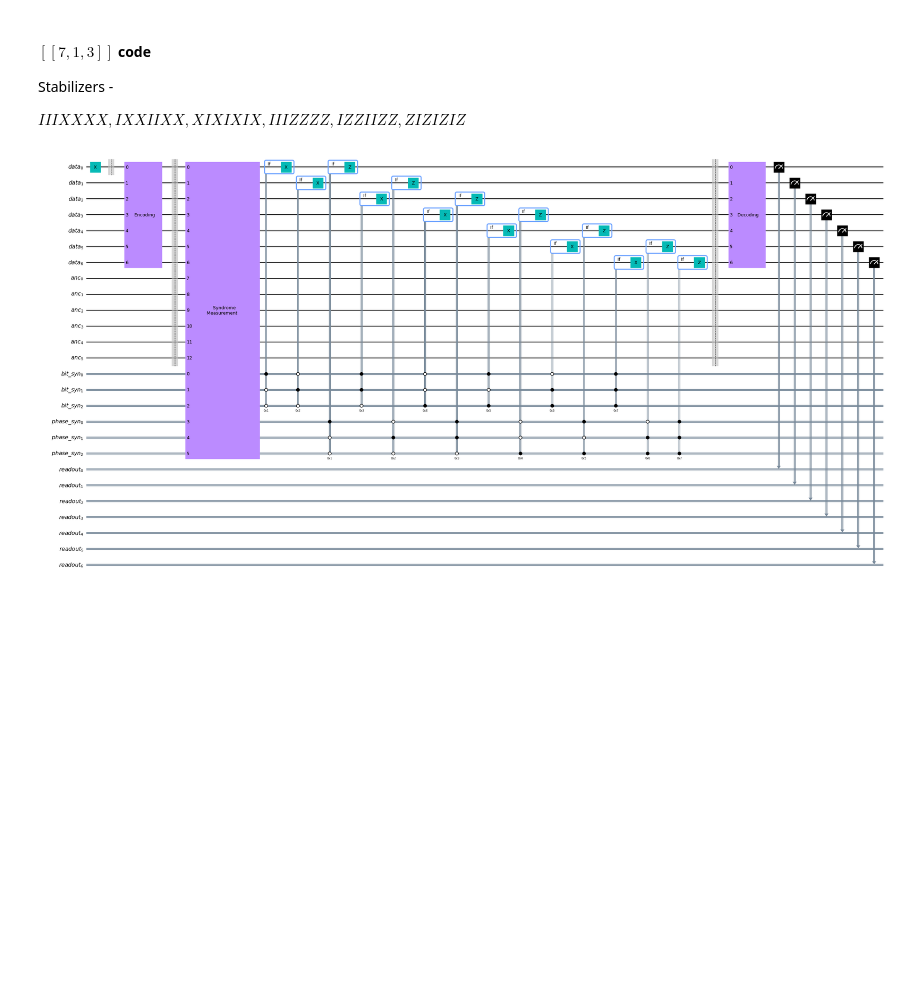
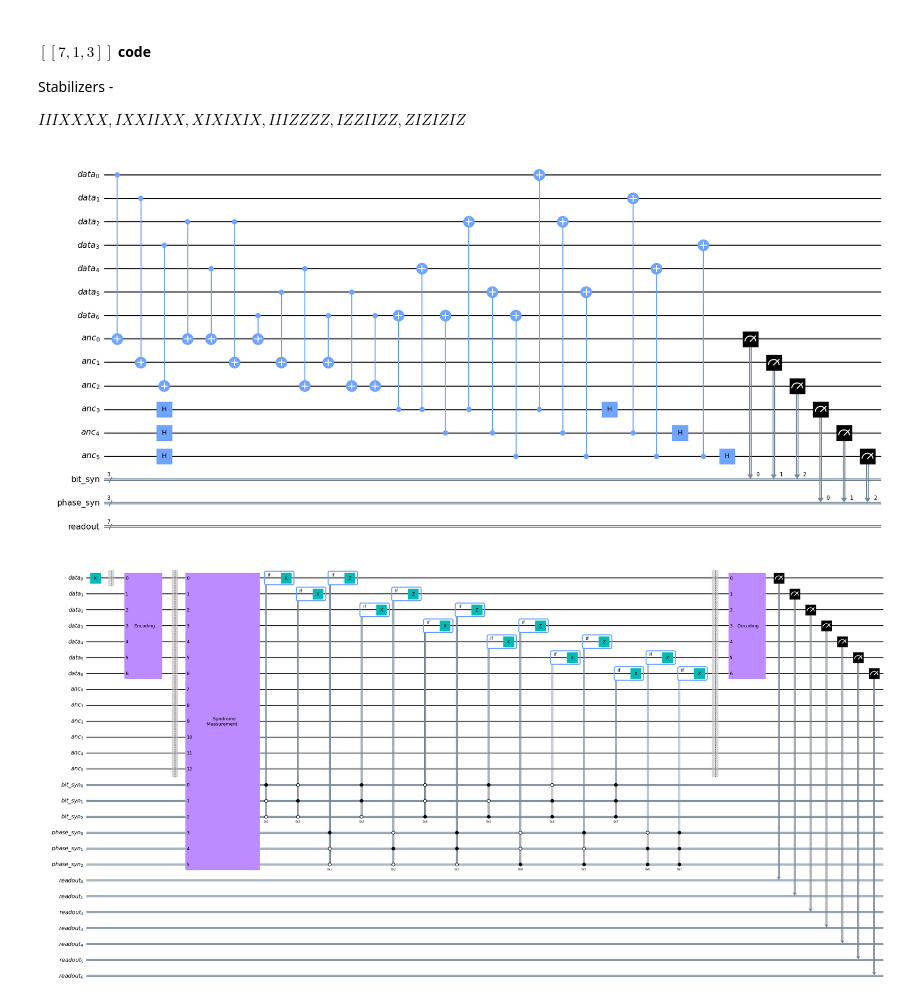
Before and after one commit to Jain-Naman/qecc_codes, a Jupyter notebook: 7_qubit_code.ipynb, the cells around one changed output. Drawn from its saved outputs; the diff is of its cells as text; code cells hidden in the pictures; blank space fills up the shorter version.

```diff
--- a/7_qubit_code.ipynb
+++ b/7_qubit_code.ipynb
@@ -157,6 +162,13 @@ def final_readout(circuit: QuantumCircuit, qdata_reg: QuantumRegister, cdata_reg
     ''' Measure qdata_reg onto cdata_reg'''
     circuit.measure(qdata_reg, cdata_reg)
     return circuit
+# %%
+circuit = QuantumCircuit(qdata_register, stabilizer_measure_reg, bit_syndrome_measure, phase_syndrome_measure, cdata_register)
+# circuit.append(encoding(), qdata_register)
+circuit.append(stabilizer_measurement(), [*qdata_register, *stabilizer_measure_reg], [*bit_syndrome_measure, *phase_syndrome_measure])
+circuit.decompose().draw("mpl", scale=0.7, fold=60, plot_barriers=False)
+# %% [output]
+[figure, added]
 # %%
 def build_error_correction_sequence(noisy_qubits, apply_correction = False, apply_fake_noise = None, code_distance = 3) -> QuantumCircuit:
     '''Build the error correction sequence'''
```
Also changed, not shown: parts of 21 cells of this notebook, 3 other files.
